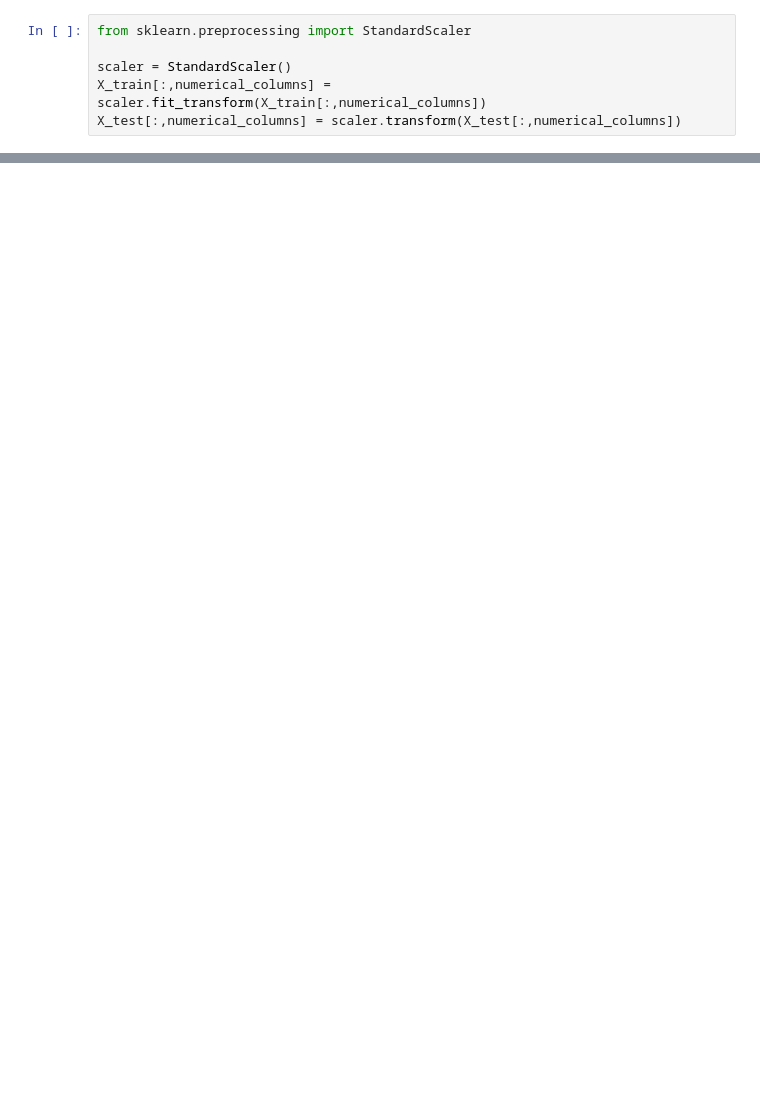
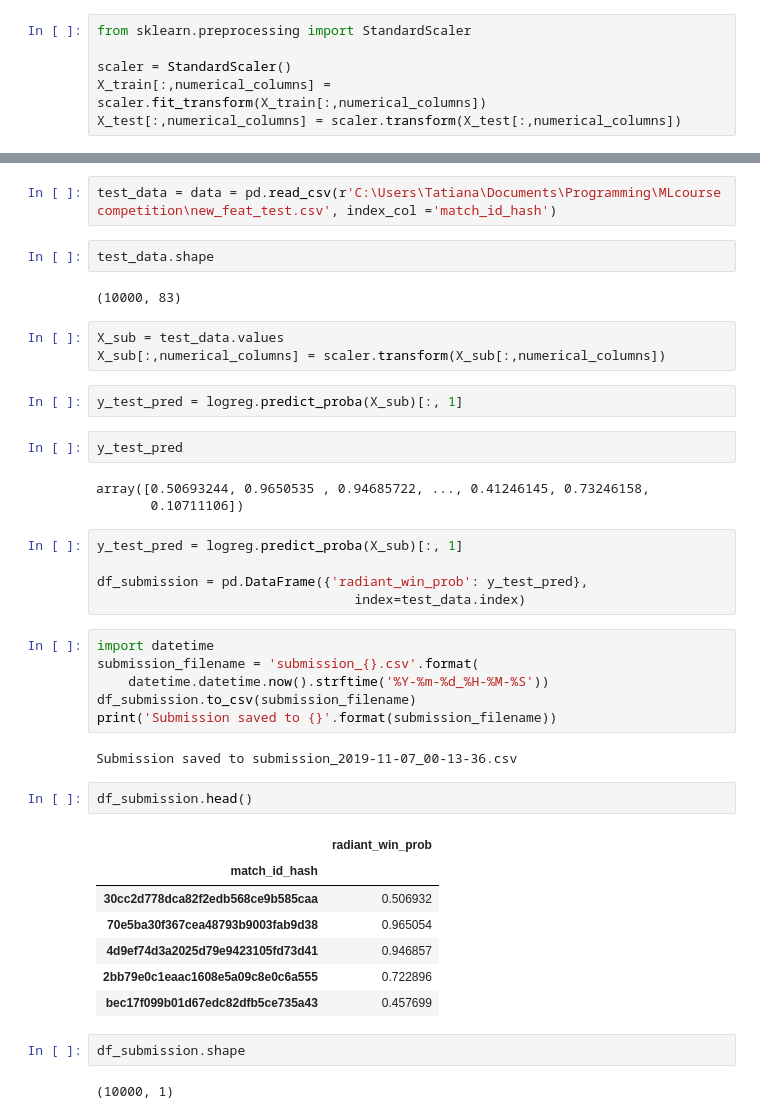
Before and after one commit to tankonst/game_winner_binary_classifier, a Jupyter notebook: Log_reg_tk.ipynb, the cells around one changed output, grey strips where cells are left out. Cells and saved outputs as stored; diff of their text form; blank space fills up the shorter version.

```diff
--- a/Log_reg_tk.ipynb
+++ b/Log_reg_tk.ipynb
@@ -79,0 +107,43 @@ roc_auc 0.7983549310187135
+# %%
+test_data = data = pd.read_csv(r'C:\Users\Tatiana\Documents\Programming\MLcourse competition\new_feat_test.csv', index_col ='match_id_hash')
+# %%
+test_data.shape
+# %% [output]
+(10000, 83)
+# %%
+X_sub = test_data.values
+X_sub[:,numerical_columns] = scaler.transform(X_sub[:,numerical_columns])
+# %%
+y_test_pred = logreg.predict_proba(X_sub)[:, 1]
+# %%
+y_test_pred
+# %% [output]
+array([0.50693244, 0.9650535 , 0.94685722, ..., 0.41246145, 0.73246158,
+       0.10711106])
+# %%
+y_test_pred = logreg.predict_proba(X_sub)[:, 1]
+
+df_submission = pd.DataFrame({'radiant_win_prob': y_test_pred},
+                                 index=test_data.index)
+# %%
+import datetime
+submission_filename = 'submission_{}.csv'.format(
+    datetime.datetime.now().strftime('%Y-%m-%d_%H-%M-%S'))
+df_submission.to_csv(submission_filename)
+print('Submission saved to {}'.format(submission_filename))
+# %% [output]
+Submission saved to submission_2019-11-07_00-13-36.csv
+# %%
+df_submission.head()
+# %% [output]
+|  | radiant_win_prob |
+| match_id_hash |  |
+| 30cc2d778dca82f2edb568ce9b585caa | 0.506932 |
+| 70e5ba30f367cea48793b9003fab9d38 | 0.965054 |
+| 4d9ef74d3a2025d79e9423105fd73d41 | 0.946857 |
+| 2bb79e0c1eaac1608e5a09c8e0c6a555 | 0.722896 |
+| bec17f099b01d67edc82dfb5ce735a43 | 0.457699 |
+# %%
+df_submission.shape
+# %% [output]
+(10000, 1)
```
Also changed, not shown: parts of 7 cells of this notebook, 3 other files.
